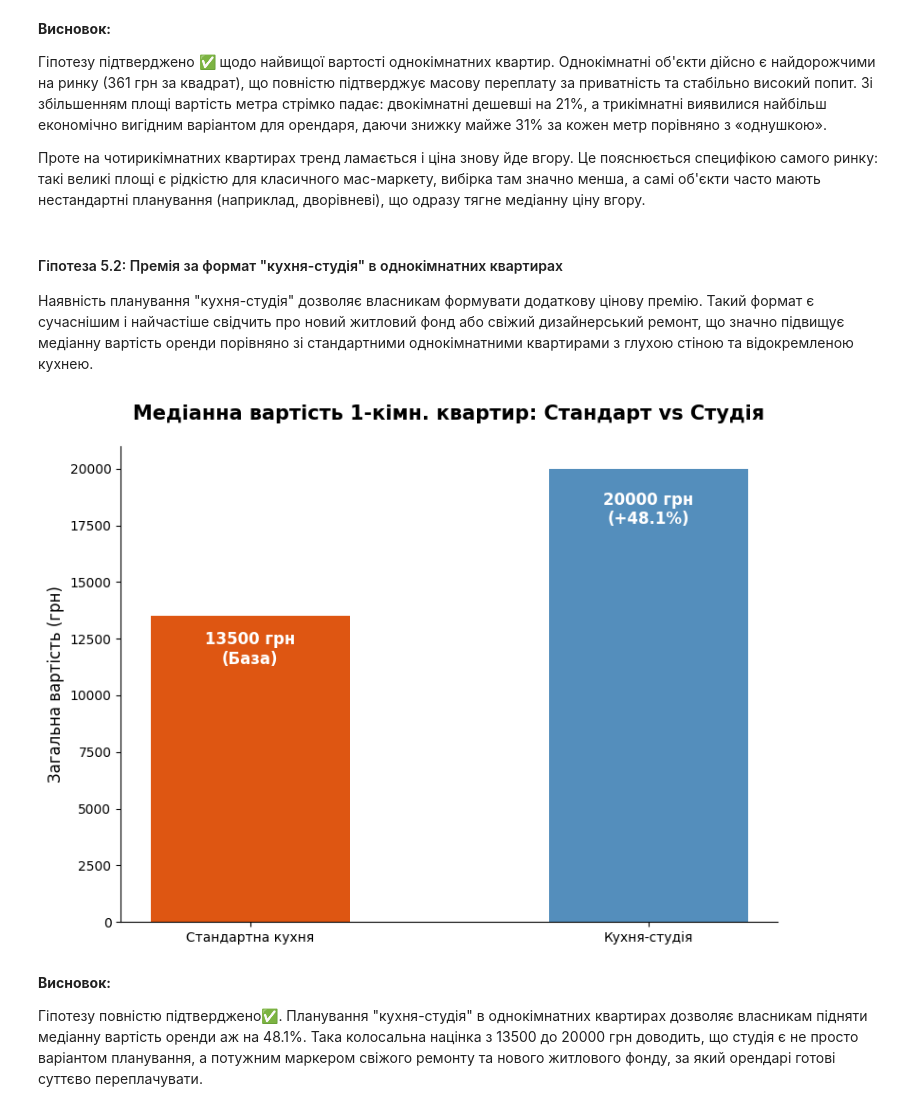
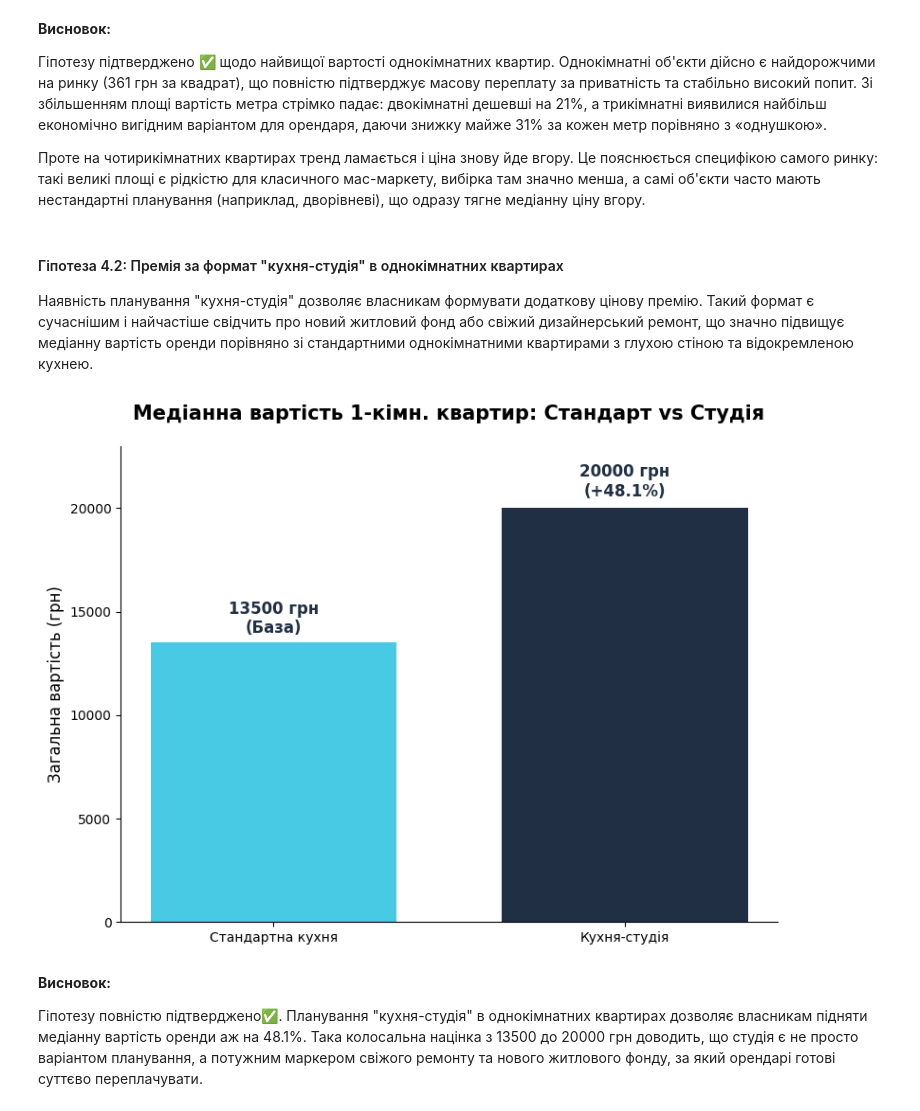
Before and after one commit to kon7drat-illia/Residential-Rental-Market-Analysis, a Jupyter notebook: notebook.ipynb, the cells around one changed output. Saved outputs shown, nothing was run; the diff lists cells and outputs as text; code cells hidden in the pictures.

```diff
--- a/notebook.ipynb
+++ b/notebook.ipynb
@@ -3133,7 +1584,7 @@ df_res = df_res.sort_values('diff', ascending=True).reset_index(drop=True)
 plt.figure(figsize=(10, 6))
 
 # Визначаємо кольори: якщо > 0, то акцентний (наприклад, жовто-оранжевий), якщо < 0 - сіро-синій
-colors = ['#e1b12c' if val > 0 else '#59758c' for val in df_res['diff']]
+colors = ['#388ca4' if val > 0 else '#59758c' for val in df_res['diff']]
 
 # Малюємо горизонтальні смуги
 bars = plt.barh(df_res['feature'], df_res['diff'], color=colors, height=0.5)
@@ -3174,6 +1625,6 @@ plt.gca().spines['left'].set_visible(False)
 plt.tick_params(axis='y', length=0)
 
 plt.tight_layout()
-plt.savefig('plots/test_analysis/h4_autonomy_diverging.png', dpi=300)
+plt.savefig('plots/test_analysis/h3_autonomy_diverging.png', dpi=300)
 plt.show()
 # %% [output]
@@ -3284,7 +1735,7 @@ fig, axes = plt.subplots(1, 2, figsize=(16, 6))
 # ==========================================
 # 1. СТОВПЧАСТИЙ ГРАФІК (ЛІВОРУЧ)
 # ==========================================
-colors_bar = ["#de5612" if r == 1 else "#6190b7" for r in price_per_sqm_by_rooms.index]
+colors_bar = ["#de5612" if r == 1 else "#316d85" for r in price_per_sqm_by_rooms.index]
 bars = axes[0].bar(price_per_sqm_by_rooms.index.astype(str) + ' кім.', price_per_sqm_by_rooms.values, color=colors_bar, width=0.6)
 
 axes[0].set_title('Вартість квадратного метра залежно від кількості кімнат\n(Відхилення відносно 1-кімнатних)', fontsize=14, fontweight='bold', pad=15)
@@ -3311,7 +1762,7 @@ axes[0].spines['right'].set_visible(False)
 # 2. КРУГОВА ДІАГРАМА (ПРАВОРУЧ)
 # ==========================================
 # Кольори для діаграми в тон лівому графіку
-colors_pie = ['#de5612', '#6190b7', '#95a5a6', '#2c3e50']
+colors_pie = ['#48cae4', '#388ca4', '#316d85', '#212f45']
 
 axes[1].pie(rooms_count.values,
         labels=[f"{int(idx)} кім." for idx in rooms_count.index],
@@ -3325,6 +1776,6 @@ axes[1].set_title('Частка пропозицій на ринку за кіл
 
 # Фінальне компонування
 plt.tight_layout()
-plt.savefig('plots/21_price_and_distribution.png', dpi=300, bbox_inches='tight')
+plt.savefig('plots/test_analysis/h4_21_price_by_rooms.png', dpi=300, bbox_inches='tight')
 plt.show()
 # %% [output]
@@ -3336,49 +1787,55 @@ plt.show()
 
 Проте на чотирикімнатних квартирах тренд ламається і ціна знову йде вгору. Це пояснюється специфікою самого ринку: такі великі площі є рідкістю для класичного мас-маркету, вибірка там значно менша, а самі об'єкти часто мають нестандартні планування (наприклад, дворівневі), що одразу тягне медіанну ціну вгору.
 # %% [markdown]
-#### Гіпотеза 5.2: Премія за формат "кухня-студія" в однокімнатних квартирах
+#### Гіпотеза 4.2: Премія за формат "кухня-студія" в однокімнатних квартирах
 
 Наявність планування "кухня-студія" дозволяє власникам формувати додаткову цінову премію. Такий формат є сучаснішим і найчастіше свідчить про новий житловий фонд або свіжий дизайнерський ремонт, що значно підвищує медіанну вартість оренди порівняно зі стандартними однокімнатними квартирами з глухою стіною та відокремленою кухнею.
 # %%
+# Фільтрація даних
 df_1room = cl_df[(cl_df['segment'] == 'Мас-маркет') & (cl_df['rooms'] == 1)].copy()
-
 studio_price = df_1room.groupby('kitchen_studio', observed=True)['price_UAH'].median()
 
 base_price = studio_price.get(0, 0)
 studio_val = studio_price.get(1, 0)
 
 plt.figure(figsize=(8, 6))
 
 labels = ['Стандартна кухня', 'Кухня-студія']
 values = [base_price, studio_val]
-colors = ['#de5612', "#548ebc",]
+# Використовуємо твою палітру: ['#48cae4', '#212f45']
+colors = ['#48cae4', '#212f45']
 
-bars = plt.bar(labels, values, color=colors, width=0.5)
+# Збільшуємо ширину стовпчиків (width=0.7), щоб візуально зменшити порожнечу між ними
+bars = plt.bar(labels, values, color=colors, width=0.7)
 
 plt.title('Медіанна вартість 1-кімн. квартир: Стандарт vs Студія', fontsize=15, fontweight='bold', pad=20)
 plt.ylabel('Загальна вартість (грн)', fontsize=12)
 
+# Додаємо підписи над стовпчиками
 for bar, val in zip(bars, values):
     yval = bar.get_height()
 
     if val == base_price:
         text = f"{int(yval)} грн\n(База)"
     else:
         pct_diff = ((yval - base_price) / base_price) * 100 if base_price > 0 else 0
         sign = '+' if pct_diff > 0 else ''
         text = f"{int(yval)} грн\n({sign}{pct_diff:.1f}%)"
 
-    plt.text(bar.get_x() + bar.get_width()/2, yval - (yval * 0.05), text,
-             ha='center', va='top', color='white', fontweight='bold', fontsize=12)
+    # va='bottom' ставить текст над стовпчиком, color='black' робить його темним
+    plt.text(bar.get_x() + bar.get_width()/2, yval + (yval * 0.02), text,
+             ha='center', va='bottom', color='#212f45', fontweight='bold', fontsize=12)
 
+# Налаштування осей для чистішого вигляду
 plt.gca().spines['top'].set_visible(False)
 plt.gca().spines['right'].set_visible(False)
+plt.ylim(0, max(values) * 1.15) # Трохи підіймаємо ліміт Y, щоб текст не впирався в край
 
 plt.tight_layout()
-plt.savefig('plots/22_studio_premium.png', dpi=300, bbox_inches='tight')
+plt.savefig('plots/test_analysis/h4_one_rooms_apartment_fixed.png', dpi=300, bbox_inches='tight')
 plt.show()
 # %% [output]
-[figure, old version]
+[figure, new version]
 # %% [markdown]
 **Висновок:**
 
```
Also changed, not shown: parts of 78 cells of this notebook, 46 other files.
